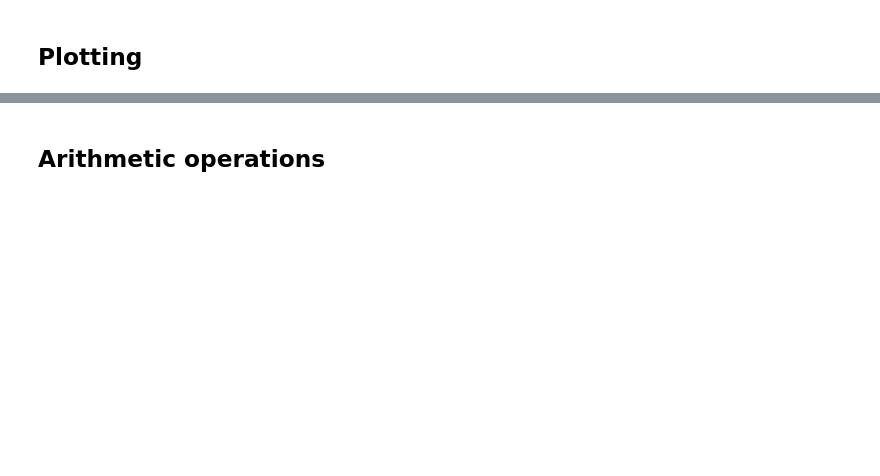
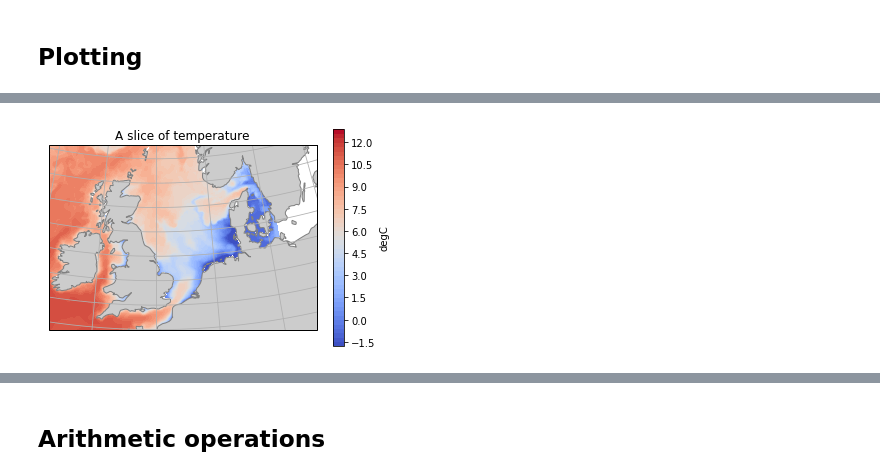
Before and after one commit to ueapy/pythoncourse2018-materials, a Jupyter notebook: notebooks/18-NetCDF-Intro.ipynb, the cells around one changed output, grey strips where cells are left out. Cells and saved outputs as stored; diff of their text form; code cells hidden in the pictures; blank space fills up the shorter version.

```diff
--- a/notebooks/18-NetCDF-Intro.ipynb
+++ b/notebooks/18-NetCDF-Intro.ipynb
@@ -291,21 +409,24 @@ make_map(GETM)
 # %%
 latc = GETM.coords['latc']
 lonc = GETM.coords['lonc']
-var = GETM.temp[0, 0, ...]
+
+var = GETM.temp.sel(time='1996-02-02T01:00:00', level=21)
 
 # create arrays of coordinates for contourf
 # lon2d, lat2d = np.meshgrid(lonc, latc)
 
-fig, ax = make_map(GETM)
+fig, ax = make_map()
 # draw filled contours.
 h = ax.contourf(lonc, latc, var, 50, cmap=plt.cm.coolwarm, transform=ccrs.PlateCarree())
 
 # add colorbar.
 cbar = fig.colorbar(h)
 cbar.set_label(var.units)
 
 # add title
 ax.set_title(f'A slice of {var.long_name}');
+# %% [output]
+[figure, added]
 # %%
 # But often, this will do
 GETM.temp.isel(time=0, level=0).plot();
```
Also changed, not shown: parts of 32 cells of this notebook.
